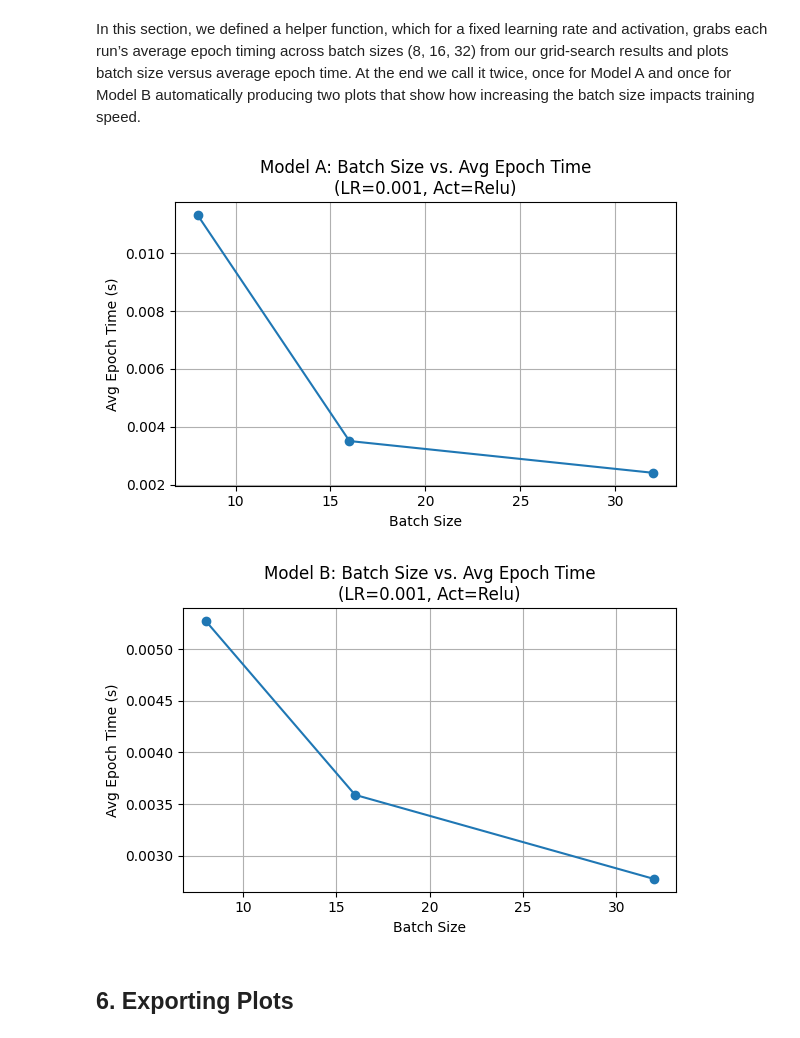
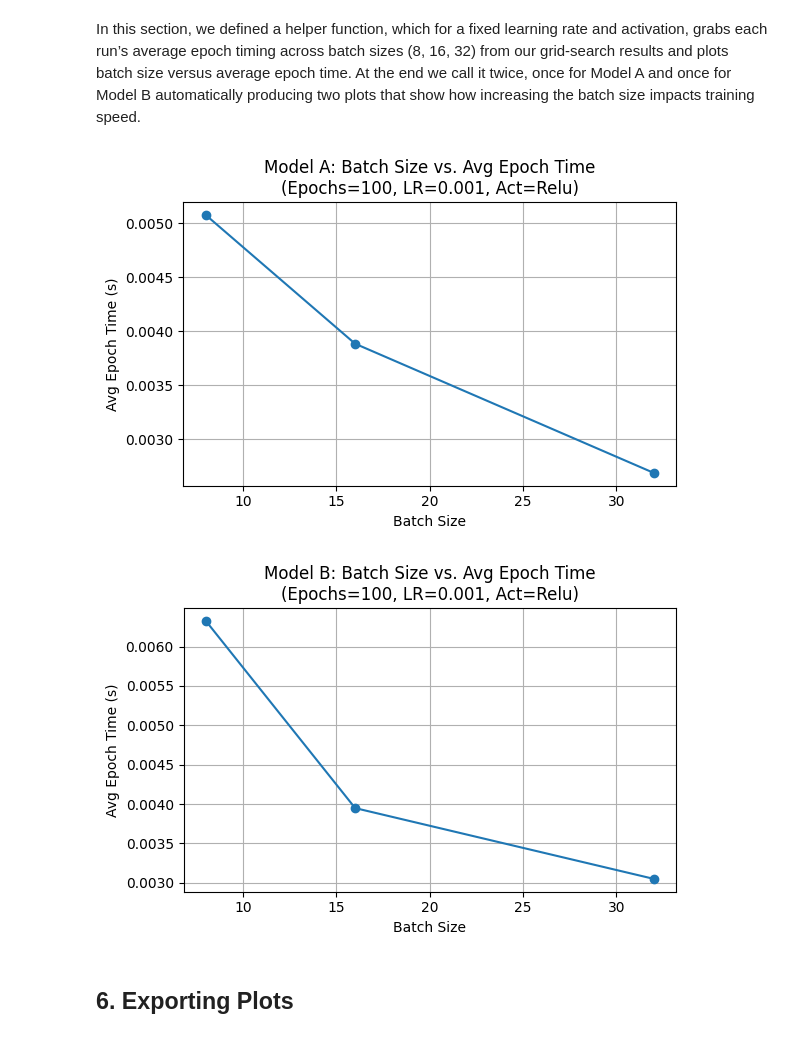
Before and after one commit to tonyzrl/ANN_Assignment, a Jupyter notebook: ANN_Notebook.ipynb, the cells around one changed output. Drawn from its saved outputs; the diff is of its cells as text; code cells hidden in the pictures.

```diff
--- a/ANN_Notebook.ipynb
+++ b/ANN_Notebook.ipynb
@@ -399,11 +398,11 @@ class NeuralNetwork:
             setattr(self, f'W{l}', W - self.learning_rate * dW)
             setattr(self, f'b{l}', b - self.learning_rate * db)
 
-    def compute_cost(self, Y_hat, Y):
+    def compute_cost(self, Y_true, Y_hat):
         """
-        Mean Squared Error: (1/m) * sum((Y_hat - Y)^2)
+        Mean Squared Error: (1/m) * sum((Y_true - Y_hat)^2)
         """
-        return np.mean((Y_hat - Y)**2)
+        return np.square(np.subtract(Y_true, Y_hat)).mean()
 # %% [markdown]
 ## 4. Training Loop & Hyperparameter Grid Search
 # %% [markdown]
@@ -615,32 +632,36 @@ plot_activation_vs_loss(resultsB, 'Model B', out_file='modelB_AF_vs_Loss.png')
 In this section, we defined a helper function, which for a fixed learning rate and activation, grabs each run’s average epoch timing across batch sizes (8, 16, 32) from our grid‐search results and plots batch size versus average epoch time. At the end we call it twice, once for Model A and once for Model B automatically producing two plots that show how increasing the batch size impacts training speed.
 # %%
 def plot_bs_vs_epoch_time(runs, model_label, learning_rate=0.001, activation='relu',
-                          batch_sizes=(8, 16, 32), out_file=None):
+                          batch_sizes=(8, 16, 32), num_epochs=100, out_file=None):
     avg_times = []
     for bs in batch_sizes:
         run = next(r for r in runs
-                   if r['batch_size']    == bs
+                   if r['batch_size'] == bs
                    and r['learning_rate'] == learning_rate
-                   and r['activation']    == activation)
+                   and r['activation'] == activation
+                   and r['num_epochs'] == num_epochs)
         avg_times.append(np.mean(run['epoch_times']))
 
     plt.figure(figsize=(6,4))
     plt.plot(batch_sizes, avg_times, marker='o')
     plt.xlabel('Batch Size')
     plt.ylabel('Avg Epoch Time (s)')
-    plt.title(f"{model_label}: Batch Size vs. Avg Epoch Time\n"
-              f"(LR={learning_rate}, Act={activation.capitalize()})")
+    plt.title(
+        f"{model_label}: Batch Size vs. Avg Epoch Time\n"
+        f"(Epochs={num_epochs}, LR={learning_rate}, Act={activation.capitalize()})"
+    )
     plt.grid(True)
     plt.tight_layout()
 
     if out_file:
         plt.savefig(out_file)
+    plt.show()
 
-plot_bs_vs_epoch_time(resultsA, 'Model A', out_file='modelA_BS_vs_EpochTime.png')
-plot_bs_vs_epoch_time(resultsB, 'Model B', out_file='modelB_BS_vs_EpochTime.png')
+plot_bs_vs_epoch_time(runs=resultsA, model_label='Model A', out_file='modelA_BS_vs_EpochTime.png')
+plot_bs_vs_epoch_time(runs=resultsB, model_label='Model B', out_file='modelB_BS_vs_EpochTime.png')
 # %% [output]
-[figure, old version]
+[figure, new version]
-[figure, old version]
+[figure, new version]
 # %% [markdown]
 ## 6. Exporting Plots
 # %% [markdown]
```
Also changed, not shown: parts of 9 cells of this notebook.
